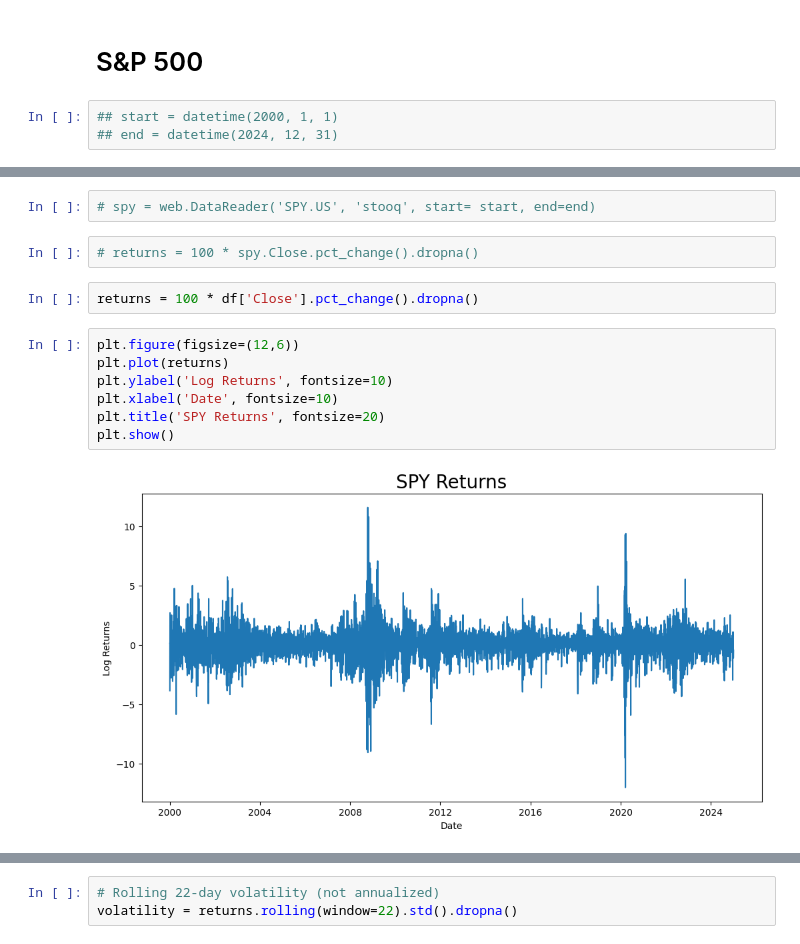
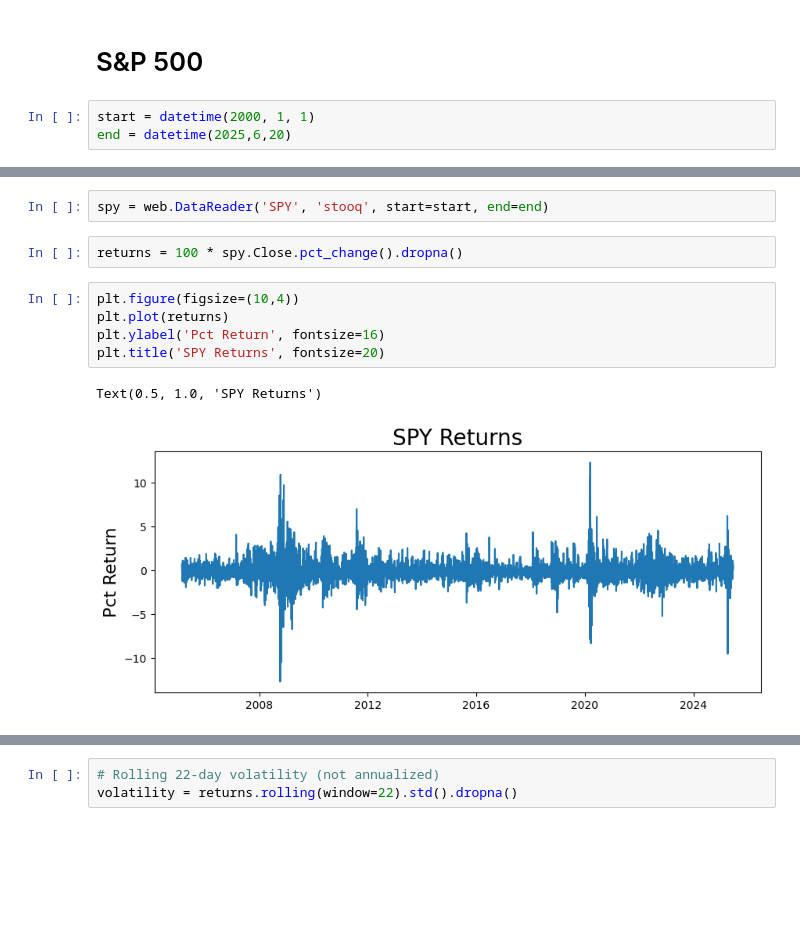
Before and after one commit to CrisH2307/Stocky, a Jupyter notebook: data/GARCH Stock Modeling.ipynb, the cells around one changed output, grey strips where cells are left out. Cells and saved outputs as stored; diff of their text form; blank space fills up the shorter version.

```diff
--- a/data/GARCH Stock Modeling.ipynb
+++ b/data/GARCH Stock Modeling.ipynb
@@ -43,5 +192,5 @@ import math
 # %% [markdown]
 # S&P 500
 # %%
-## start = datetime(2000, 1, 1)
-## end = datetime(2024, 12, 31)
+start = datetime(2000, 1, 1)
+end = datetime(2025,6,20)
@@ -56,15 +197,12 @@ df.set_index('Date', inplace=True)
 # %%
-# spy = web.DataReader('SPY.US', 'stooq', start= start, end=end)
+spy = web.DataReader('SPY', 'stooq', start=start, end=end)
 # %%
-# returns = 100 * spy.Close.pct_change().dropna()
+returns = 100 * spy.Close.pct_change().dropna()
-# %%
-returns = 100 * df['Close'].pct_change().dropna()
 # %%
-plt.figure(figsize=(12,6))
+plt.figure(figsize=(10,4))
 plt.plot(returns)
-plt.ylabel('Log Returns', fontsize=10)
-plt.xlabel('Date', fontsize=10)
+plt.ylabel('Pct Return', fontsize=16)
 plt.title('SPY Returns', fontsize=20)
-plt.show()
 # %% [output]
+Text(0.5, 1.0, 'SPY Returns')
-[figure, old version]
+[figure, new version]
```
Also changed, not shown: parts of 52 cells of this notebook, 9 other files.
